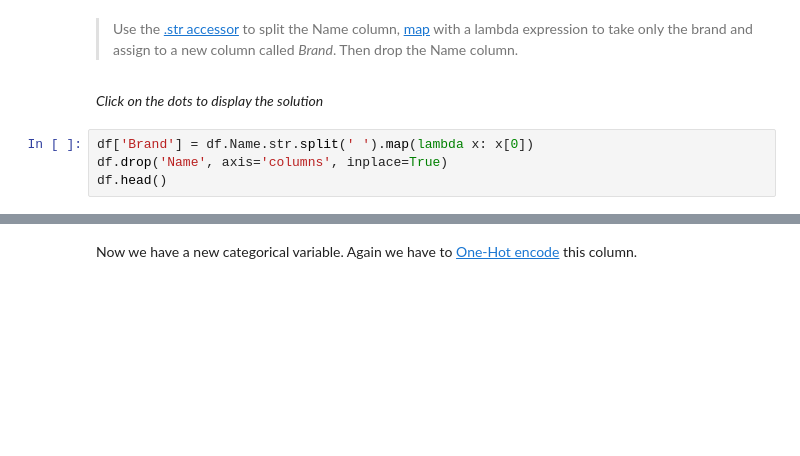
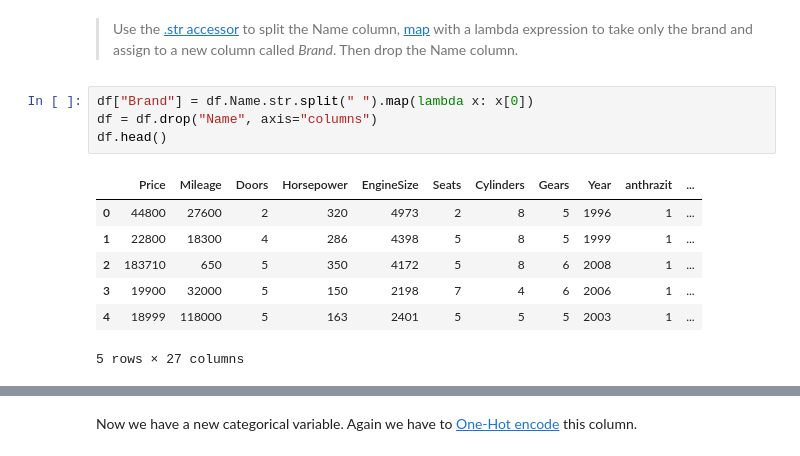
Before and after one commit to Davee02/HSLU, a Jupyter notebook: sem4/adml/notebooks/03A Supervised Learning/Supervised Learning Fundamentals_Solution.ipynb, the cells around one changed output, grey strips where cells are left out. Cells and saved outputs as stored; diff of their text form; blank space fills up the shorter version.

```diff
--- a/sem4/adml/notebooks/03A Supervised Learning/Supervised Learning Fundamentals_Solution.ipynb
+++ b/sem4/adml/notebooks/03A Supervised Learning/Supervised Learning Fundamentals_Solution.ipynb
@@ -260,11 +356,17 @@ df.Name.nunique()
 Too many. If we want to use this information, we need to either make bins or dissect the column into subfields. This is a bit of work, so to keep it simple, extract the brand from the beginning of the string and use this as a feature. This is a simplification, and it doesn't get everything right, e.g. brand names with a space such as 'LAND ROVER' or 'ASTON MARTIN' are truncated. But for the sake of the exercise, let's be happy with that.
 # %% [markdown]
 >Use the [.str accessor](https://pandas.pydata.org/pandas-docs/stable/text.html#splitting-and-replacing-strings) to split the Name column, [map](https://pandas.pydata.org/pandas-docs/stable/generated/pandas.Series.map.html) with a lambda expression to take only the brand and assign to a new column called *Brand*. Then drop the Name column.
-# %% [markdown]
-*Click on the dots to display the solution*
 # %%
-df['Brand'] = df.Name.str.split(' ').map(lambda x: x[0])
-df.drop('Name', axis='columns', inplace=True)
+df["Brand"] = df.Name.str.split(" ").map(lambda x: x[0])
+df = df.drop("Name", axis="columns")
 df.head()
+# %% [output]
+|  | Price | Mileage | Doors | Horsepower | EngineSize | Seats | Cylinders | Gears | Year | anthrazit | ... |
+| 0 | 44800 | 27600 | 2 | 320 | 4973 | 2 | 8 | 5 | 1996 | 1 | ... |
+| 1 | 22800 | 18300 | 4 | 286 | 4398 | 5 | 8 | 5 | 1999 | 1 | ... |
+| 2 | 183710 | 650 | 5 | 350 | 4172 | 5 | 8 | 6 | 2008 | 1 | ... |
+| 3 | 19900 | 32000 | 5 | 150 | 2198 | 7 | 4 | 6 | 2006 | 1 | ... |
+| 4 | 18999 | 118000 | 5 | 163 | 2401 | 5 | 5 | 5 | 2003 | 1 | ... |
+5 rows × 27 columns
 # %%
 df.Brand.nunique()
```
Also changed, not shown: parts of 114 cells of this notebook, 1 other file.
